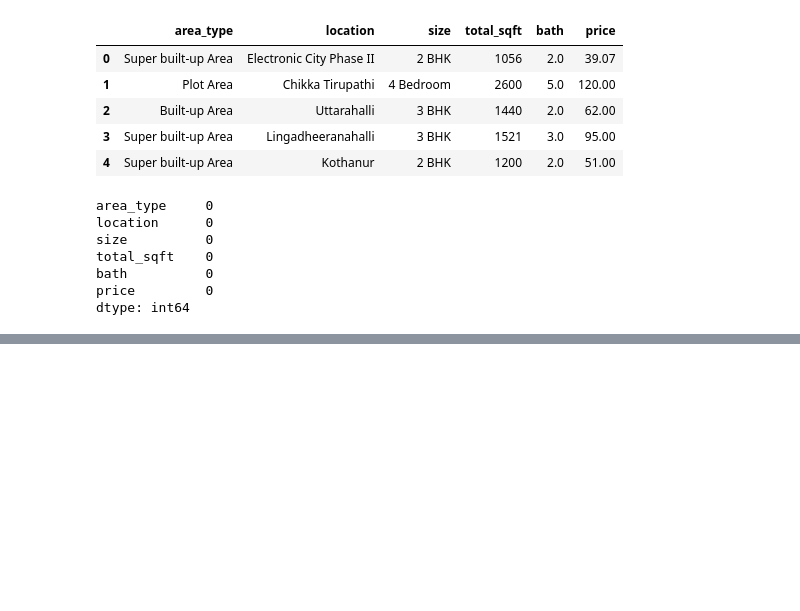
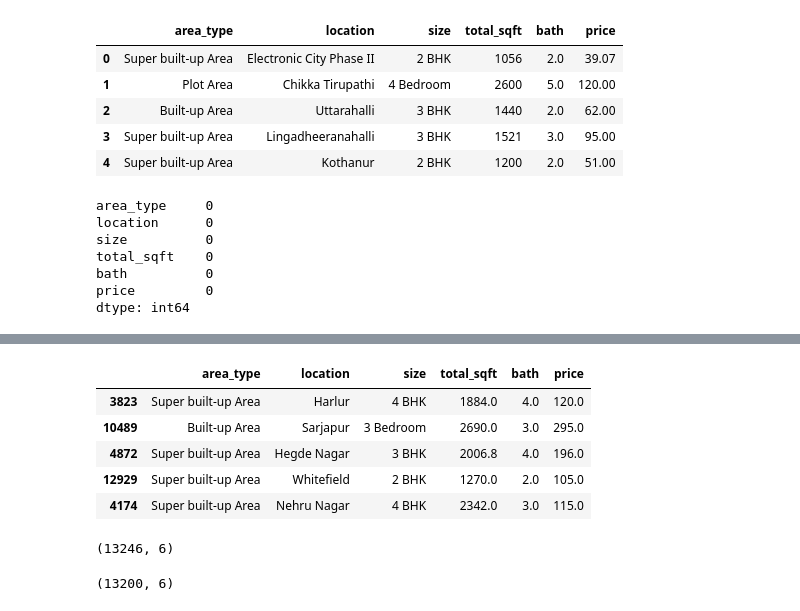
Before and after one commit to Asifdotexe/real-estate-price-prediction, a Jupyter notebook: python/House Price Prediction.ipynb, the cells around one changed output, grey strips where cells are left out. Saved outputs shown, nothing was run; the diff lists cells and outputs as text; code cells hidden in the pictures; blank space fills up the shorter version.

```diff
--- a/python/House Price Prediction.ipynb
+++ b/python/House Price Prediction.ipynb
@@ -119,0 +158,19 @@ dtype: int64
+# %%
+# applying the function
+df['total_sqft'] = df['total_sqft'].apply(convert_sqft)
+df.sample(5)
+# %% [output]
+|  | area_type | location | size | total_sqft | bath | price |
+| 3823 | Super built-up Area | Harlur | 4 BHK | 1884.0 | 4.0 | 120.0 |
+| 10489 | Built-up Area | Sarjapur | 3 Bedroom | 2690.0 | 3.0 | 295.0 |
+| 4872 | Super built-up Area | Hegde Nagar | 3 BHK | 2006.8 | 4.0 | 196.0 |
+| 12929 | Super built-up Area | Whitefield | 2 BHK | 1270.0 | 2.0 | 105.0 |
+| 4174 | Super built-up Area | Nehru Nagar | 4 BHK | 2342.0 | 3.0 | 115.0 |
+# %%
+# dropping these values as well
+display(df.shape)
+df = df.dropna()
+df.shape
+# %% [output]
+(13246, 6)
+(13200, 6)
```
Also changed, not shown: parts of 20 cells of this notebook.
